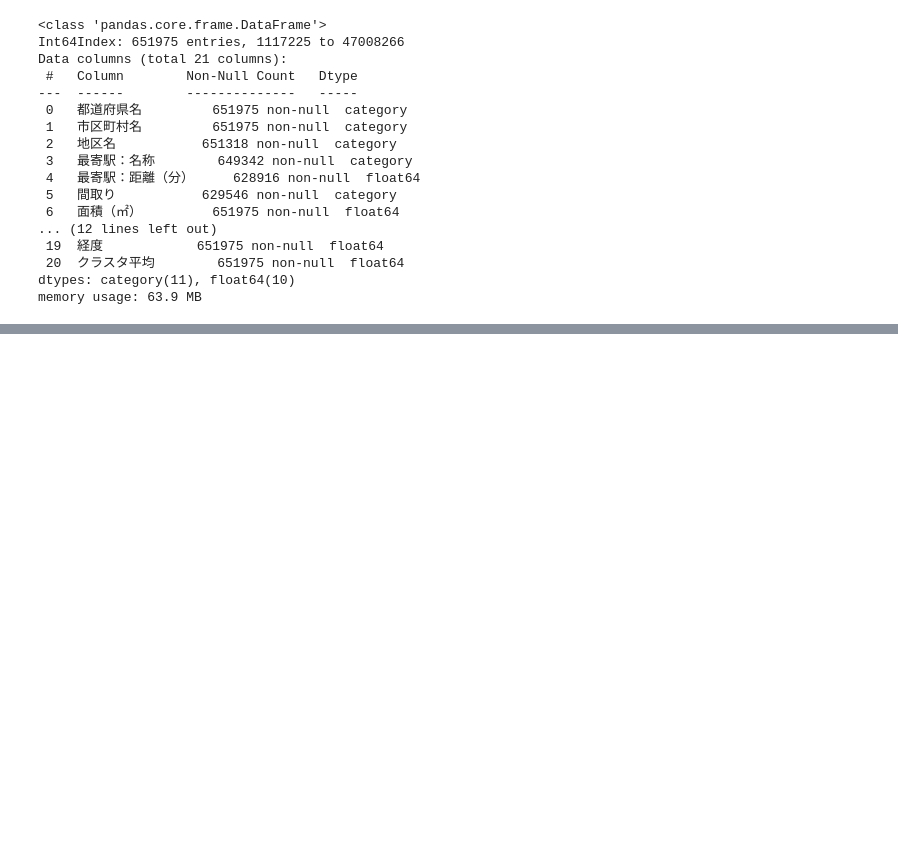
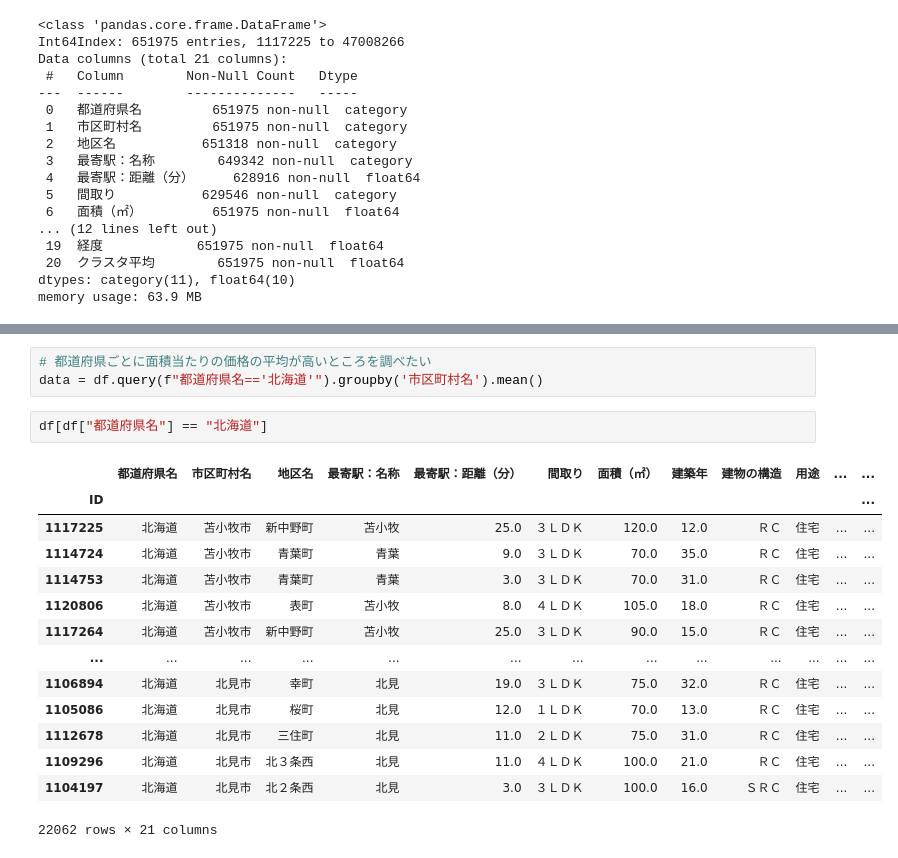
Before and after one commit to jinwatanabe/Docker_gpu_env, a Jupyter notebook: notebook/nishika/old_apartment_2021/07_EDA.ipynb, the cells around one changed output, grey strips where cells are left out. Saved outputs shown, nothing was run; the diff lists cells and outputs as text; blank space fills up the shorter version.

```diff
--- a/notebook/nishika/old_apartment_2021/07_EDA.ipynb
+++ b/notebook/nishika/old_apartment_2021/07_EDA.ipynb
@@ -80,0 +103,20 @@ Name: 取引の事情等, dtype: int64
+# %%
+# 都道府県ごとに面積当たりの価格の平均が高いところを調べたい
+data = df.query(f"都道府県名=='北海道'").groupby('市区町村名').mean()
+# %%
+df[df["都道府県名"] == "北海道"]
+# %% [output]
+|  | 都道府県名 | 市区町村名 | 地区名 | 最寄駅：名称 | 最寄駅：距離（分） | 間取り | 面積（㎡） | 建築年 | 建物の構造 | 用途 | ... | ... |
+| ID |  |  |  |  |  |  |  |  |  |  |  | ... |
+| 1117225 | 北海道 | 苫小牧市 | 新中野町 | 苫小牧 | 25.0 | ３ＬＤＫ | 120.0 | 12.0 | ＲＣ | 住宅 | ... | ... |
+| 1114724 | 北海道 | 苫小牧市 | 青葉町 | 青葉 | 9.0 | ３ＬＤＫ | 70.0 | 35.0 | ＲＣ | 住宅 | ... | ... |
+| 1114753 | 北海道 | 苫小牧市 | 青葉町 | 青葉 | 3.0 | ３ＬＤＫ | 70.0 | 31.0 | ＲＣ | 住宅 | ... | ... |
+| 1120806 | 北海道 | 苫小牧市 | 表町 | 苫小牧 | 8.0 | ４ＬＤＫ | 105.0 | 18.0 | ＲＣ | 住宅 | ... | ... |
+| 1117264 | 北海道 | 苫小牧市 | 新中野町 | 苫小牧 | 25.0 | ３ＬＤＫ | 90.0 | 15.0 | ＲＣ | 住宅 | ... | ... |
+| ... | ... | ... | ... | ... | ... | ... | ... | ... | ... | ... | ... | ... |
+| 1106894 | 北海道 | 北見市 | 幸町 | 北見 | 19.0 | ３ＬＤＫ | 75.0 | 32.0 | ＲＣ | 住宅 | ... | ... |
+| 1105086 | 北海道 | 北見市 | 桜町 | 北見 | 12.0 | １ＬＤＫ | 70.0 | 13.0 | ＲＣ | 住宅 | ... | ... |
+| 1112678 | 北海道 | 北見市 | 三住町 | 北見 | 11.0 | ２ＬＤＫ | 75.0 | 31.0 | ＲＣ | 住宅 | ... | ... |
+| 1109296 | 北海道 | 北見市 | 北３条西 | 北見 | 11.0 | ４ＬＤＫ | 100.0 | 21.0 | ＲＣ | 住宅 | ... | ... |
+| 1104197 | 北海道 | 北見市 | 北２条西 | 北見 | 3.0 | ３ＬＤＫ | 100.0 | 16.0 | ＳＲＣ | 住宅 | ... | ... |
+22062 rows × 21 columns
```
Also changed, not shown: parts of 11 cells of this notebook, 1 other file.
